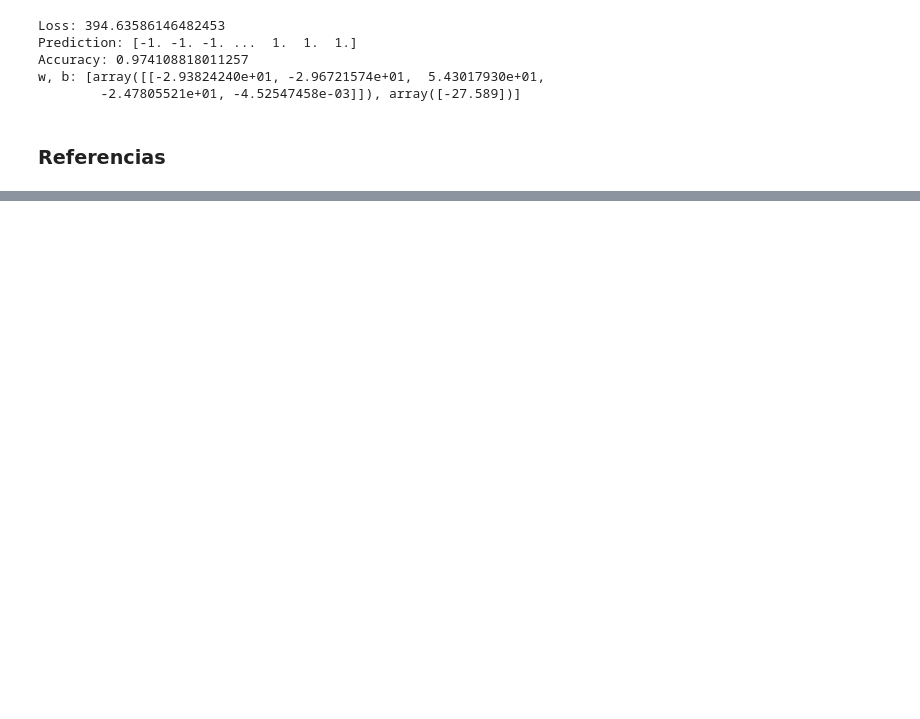
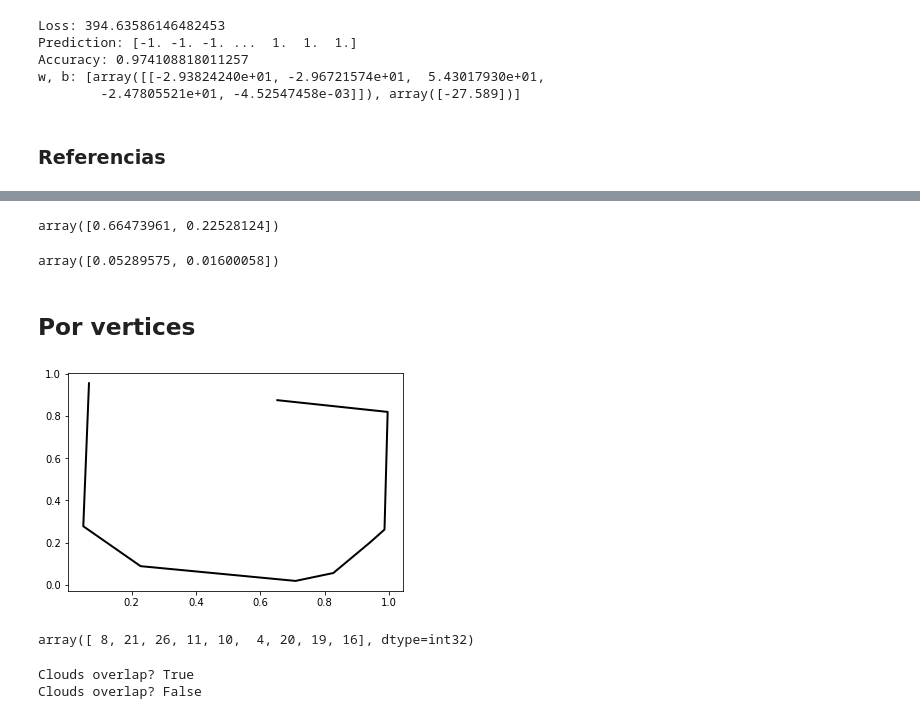
Before and after one commit to brromeroc/Tareas-Ml, a Jupyter notebook: Tarea_1,_ML.ipynb, the cells around one changed output, grey strips where cells are left out. Drawn from its saved outputs; the diff is of its cells as text; code cells hidden in the pictures; blank space fills up the shorter version.

```diff
--- a/Tarea_1,_ML.ipynb
+++ b/Tarea_1,_ML.ipynb
@@ -989,0 +1484,20 @@ ran=random.sample(baraja, 2);
+# %%
+points[[0,9],0]
+# %% [output]
+array([0.66473961, 0.22528124])
+# %%
+points[[15,9],1]
+# %% [output]
+array([0.05289575, 0.01600058])
+# %% [markdown]
+## Por vertices
+# %%
+plt.plot(points[hull.vertices,0], points[hull.vertices,1], 'k-', lw=2)  #Primera coordenada de los vertices, segunda cordenada de los vertices
+#plt.plot(points[hull.vertices[0],0], points[hull.vertices[0],1], 'o')
+plt.show()
+# %% [output]
+[figure, added]
+# %%
+hull.vertices #hull.vertices nos da una array donde estan los numerales de los puntos que son vertices, en este caso los puntos  8, 21, 26, 11, 10,  4, 20, 19, 16 en points son vertices
+# %% [output]
+array([ 8, 21, 26, 11, 10,  4, 20, 19, 16], dtype=int32)
@@ -989,0 +1541,11 @@ ran=random.sample(baraja, 2);
+# %%
+
+pointinside=np.array([[0.5,0.5]])
+envolvente=points[hull.vertices]
+pointoutside=np.array([[0.6,0.9],[0.5,9]])
+
+print("Clouds overlap?", clouds_overlap(envolvente, pointinside))
+print("Clouds overlap?", clouds_overlap(envolvente, pointoutside))
+# %% [output]
+Clouds overlap? True
+Clouds overlap? False
```
Also changed, not shown: parts of 56 cells of this notebook.
